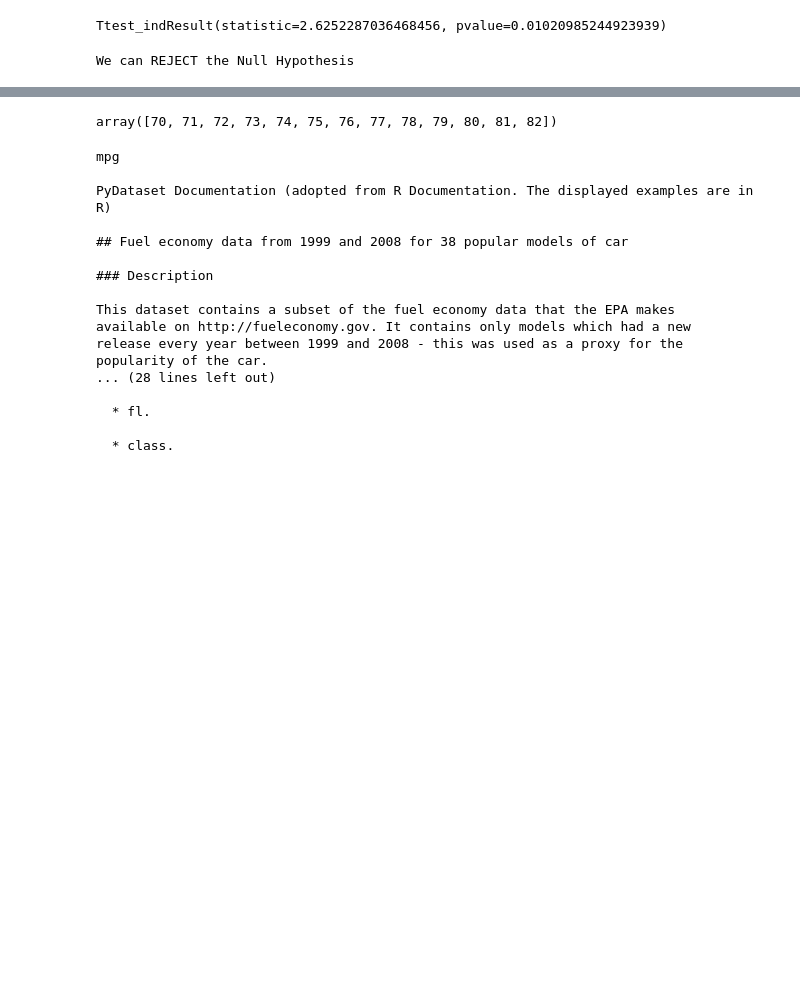
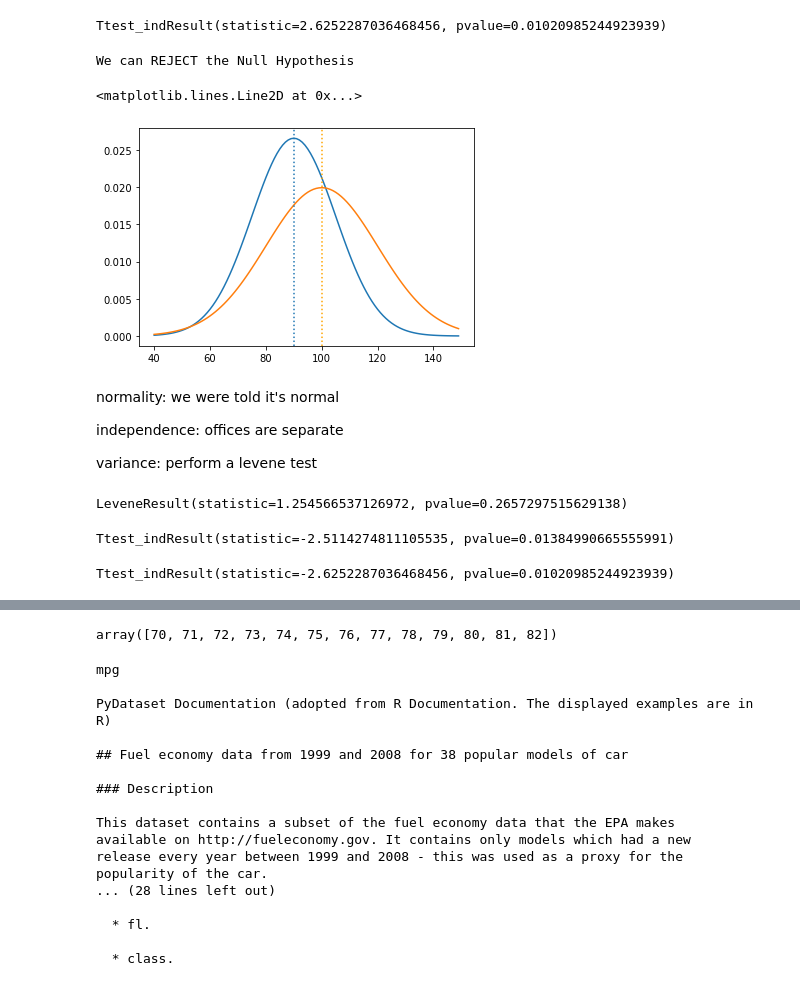
Before and after one commit to David-Howell/statistics-exercises, a Jupyter notebook: hypothesis_testing.ipynb, the cells around one changed output, grey strips where cells are left out. Cells and saved outputs as stored; diff of their text form; code cells hidden in the pictures; blank space fills up the shorter version.

```diff
--- a/hypothesis_testing.ipynb
+++ b/hypothesis_testing.ipynb
@@ -78,0 +82,27 @@ We can REJECT the Null Hypothesis
+# %%
+x = np.arange(40, 150)
+y1 = stats.norm(90, 15).pdf(x)
+y2 = stats.norm(100, 20).pdf(x)
+
+plt.plot(x, y1, label='office_1')
+plt.plot(x, y2, label='office_2')
+
+plt.axvline(90, ls=':')
+plt.axvline(100, ls=':', color='orange')
+# %% [output]
+<matplotlib.lines.Line2D at 0x...>
+[figure, added]
+# %% [markdown]
+normality: we were told it's normal
+
+independence: offices are separate
+
+variance: perform a levene test
+# %%
+stats.levene(office_1, office_2)
+# %% [output]
+LeveneResult(statistic=1.254566537126972, pvalue=0.2657297515629138)
+# %%
+stats.ttest_ind(office_1, office_2, equal_var='False')
+# %% [output]
+Ttest_indResult(statistic=-2.5114274811105535, pvalue=0.01384990665555991)
@@ -79 +111,5 @@ We can REJECT the Null Hypothesis
+# %%
+stats.ttest_ind_from_stats(90,15,40,100,20,50,equal_var='False')
+# %% [output]
+Ttest_indResult(statistic=-2.6252287036468456, pvalue=0.01020985244923939)
 # %% [markdown]
```
Also changed, not shown: parts of 52 cells of this notebook.
